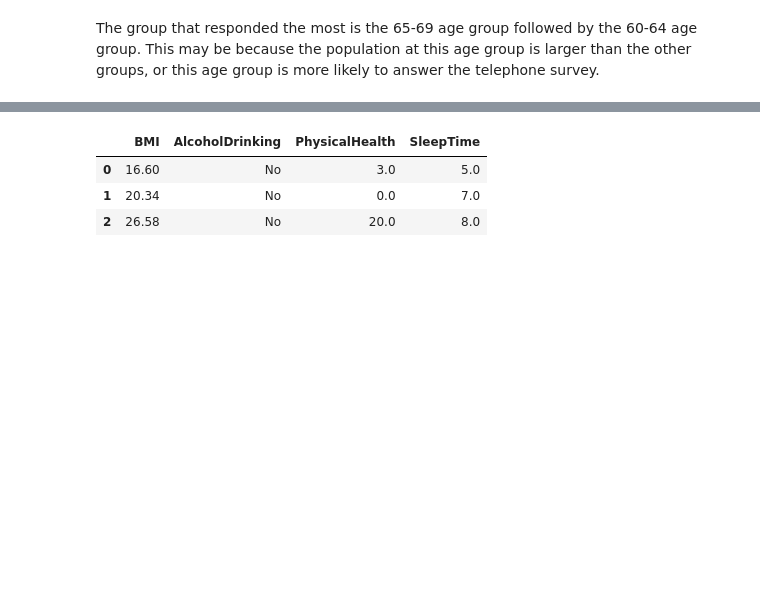
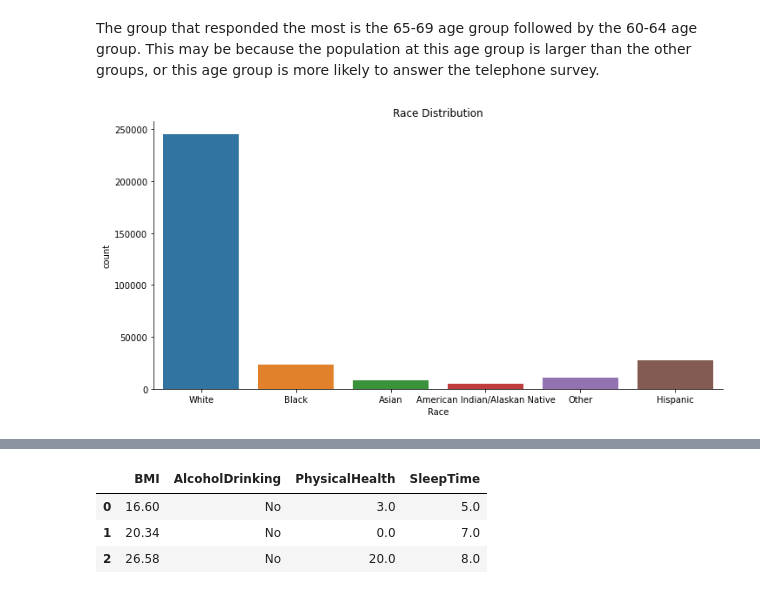
Before and after one commit to jimmyzholin/springboard, a Jupyter notebook: capstone2 - Copy/notebooks/Health dataset EDA & Modeling.ipynb, the cells around one changed output, grey strips where cells are left out. Drawn from its saved outputs; the diff is of its cells as text; code cells hidden in the pictures; blank space fills up the shorter version.

Commit message:
Completed more exploratory data analysis

```diff
--- a/capstone2 - Copy/notebooks/Health dataset EDA & Modeling.ipynb
+++ b/capstone2 - Copy/notebooks/Health dataset EDA & Modeling.ipynb
@@ -127,3 +127,8 @@ plt.show()
 [figure]
 # %% [markdown]
 The group that responded the most is the 65-69 age group followed by the 60-64 age group. This may be because the population at this age group is larger than the other groups, or this age group is more likely to answer the telephone survey.
+# %%
+sns.catplot(data=df, x='Race', kind='count', aspect=2).set(title='Race Distribution')
+plt.show()
+# %% [output]
+[figure, added]
```
Also changed, not shown: parts of 11 cells of this notebook.
